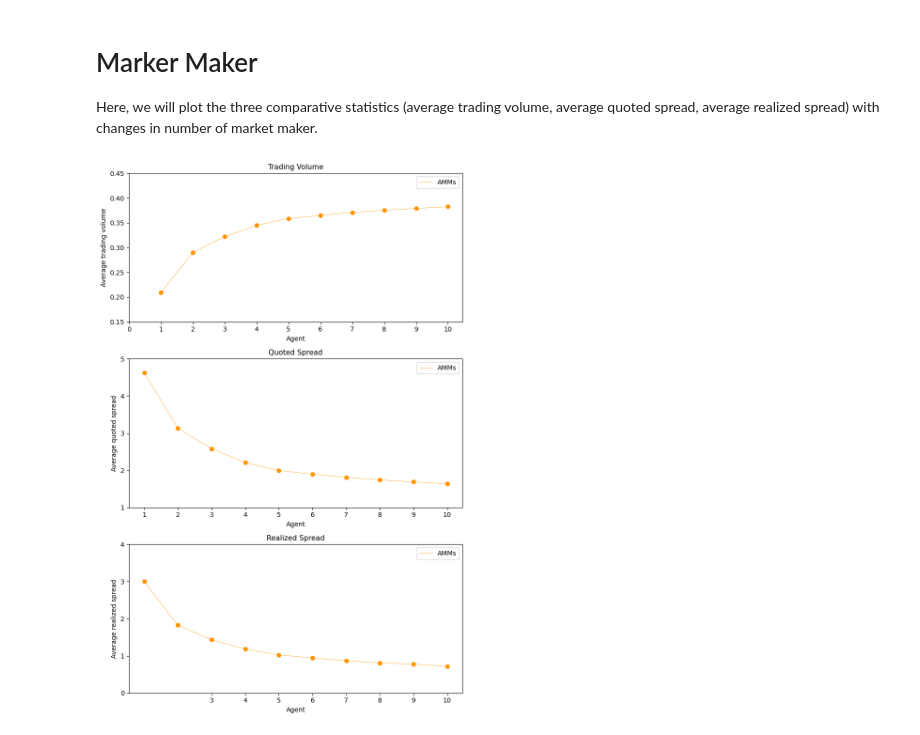
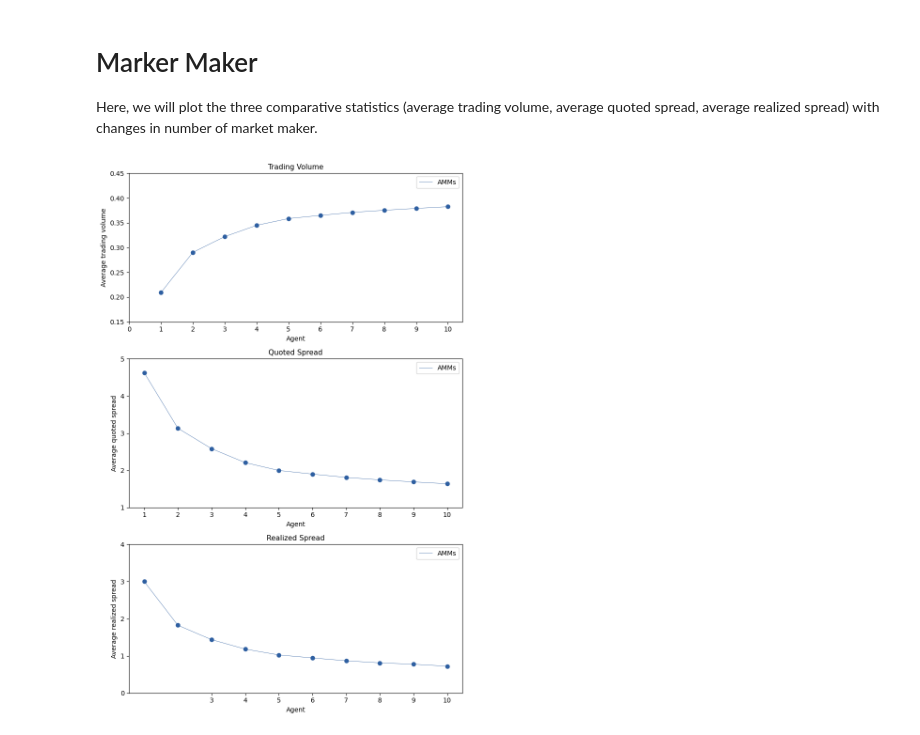
Before and after one commit to zhiconghu/Algorithmic-Pricing-and-Liquidity-in-Securities-Markets, a Jupyter notebook: Comparative Statistics.ipynb, the cells around one changed output. Drawn from its saved outputs; the diff is of its cells as text; code cells hidden in the pictures.

```diff
--- a/Comparative Statistics.ipynb
+++ b/Comparative Statistics.ipynb
@@ -197,36 +234,36 @@ plt.show()
 Here, we will plot the three comparative statistics (average trading volume, average quoted spread, average realized spread) with changes in number of market maker.
 # %%
 fig, axs = plt.subplots(nrows = 3, ncols = 1, figsize=(8,12))
-axs[0].plot(agent['agent'], agent['trading_volume'], color = "#ff9200", linewidth = 0.5, label = 'AMMs')
-axs[0].scatter(agent['agent'], agent['trading_volume'], color = "#ff9200")
+axs[0].plot(agent['agent'], agent['trading_volume'], color = "#2e5fa1", linewidth = 0.5, label = 'AMMs')
+axs[0].scatter(agent['agent'], agent['trading_volume'], color = "#2e5fa1")
 axs[0].set_title("Trading Volume", fontsize = 11)
 axs[0].set_xlabel('Agent', fontsize = 10)
 axs[0].set_ylabel("Average trading volume", fontsize = 10)
 axs[0].set_xticks(np.arange(0,11,1))
 axs[0].set_yticks(np.arange(0.15,0.5,0.05))
 axs[0].legend(loc = "upper right")
 
-axs[1].plot(agent['agent'], agent['quoted_spread'], color = "#ff9200", linewidth = 0.5, label = 'AMMs')
-axs[1].scatter(agent['agent'], agent['quoted_spread'], color = "#ff9200")
+axs[1].plot(agent['agent'], agent['quoted_spread'], color = "#2e5fa1", linewidth = 0.5, label = 'AMMs')
+axs[1].scatter(agent['agent'], agent['quoted_spread'], color = "#2e5fa1")
 axs[1].set_title("Quoted Spread", fontsize = 11)
 axs[1].set_xlabel('Agent', fontsize = 10)
 axs[1].set_ylabel("Average quoted spread", fontsize = 10)
 axs[1].set_xticks(np.arange(1,11,1))
 axs[1].set_yticks(np.arange(1,6,1))
 axs[1].legend(loc = "upper right")
 
-axs[2].plot(agent['agent'], agent['realized_spread'], color = "#ff9200", linewidth = 0.5, label = 'AMMs')
-axs[2].scatter(agent['agent'], agent['realized_spread'], color = "#ff9200")
+axs[2].plot(agent['agent'], agent['realized_spread'], color = "#2e5fa1", linewidth = 0.5, label = 'AMMs')
+axs[2].scatter(agent['agent'], agent['realized_spread'], color = "#2e5fa1")
 axs[2].set_title("Realized Spread", fontsize = 11)
 axs[2].set_xlabel('Agent', fontsize = 10)
 axs[2].set_ylabel("Average realized spread", fontsize = 10)
 axs[2].set_xticks(np.arange(3,11,1))
 axs[2].set_yticks(np.arange(0,5,1))
 axs[2].legend(loc = "upper right")
 
 fig.tight_layout()
 
 plt.savefig("./Figures/Comparative statics (Market Maker).png")
 plt.show()
 # %% [output]
-[figure, old version]
+[figure, new version]
```
Also changed, not shown: parts of 5 cells of this notebook, 22 other files.
